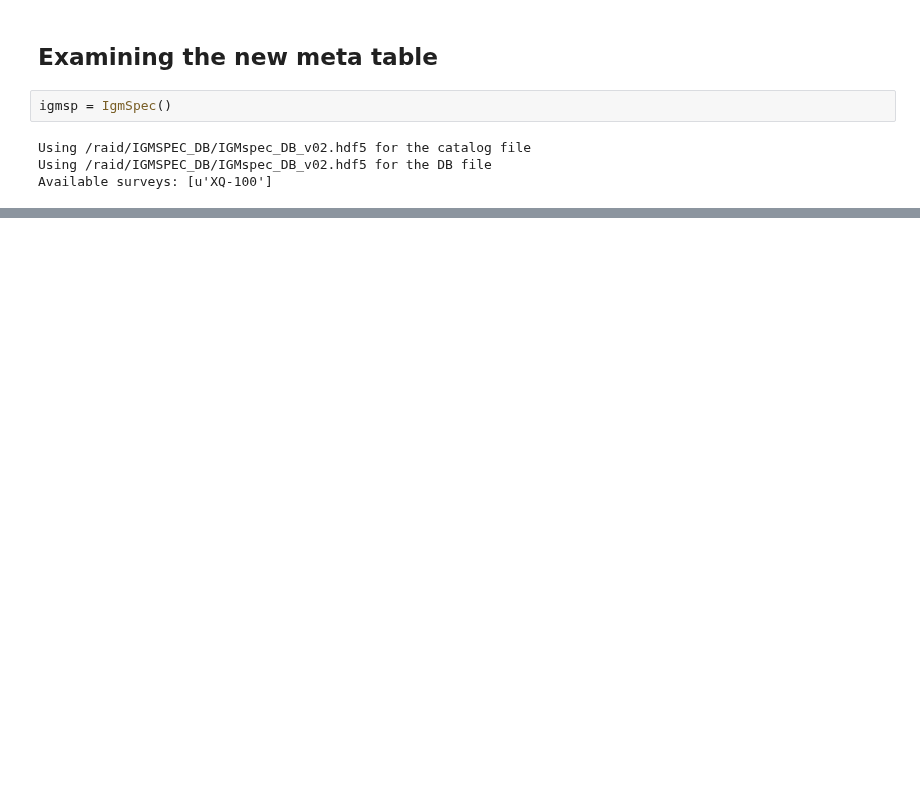
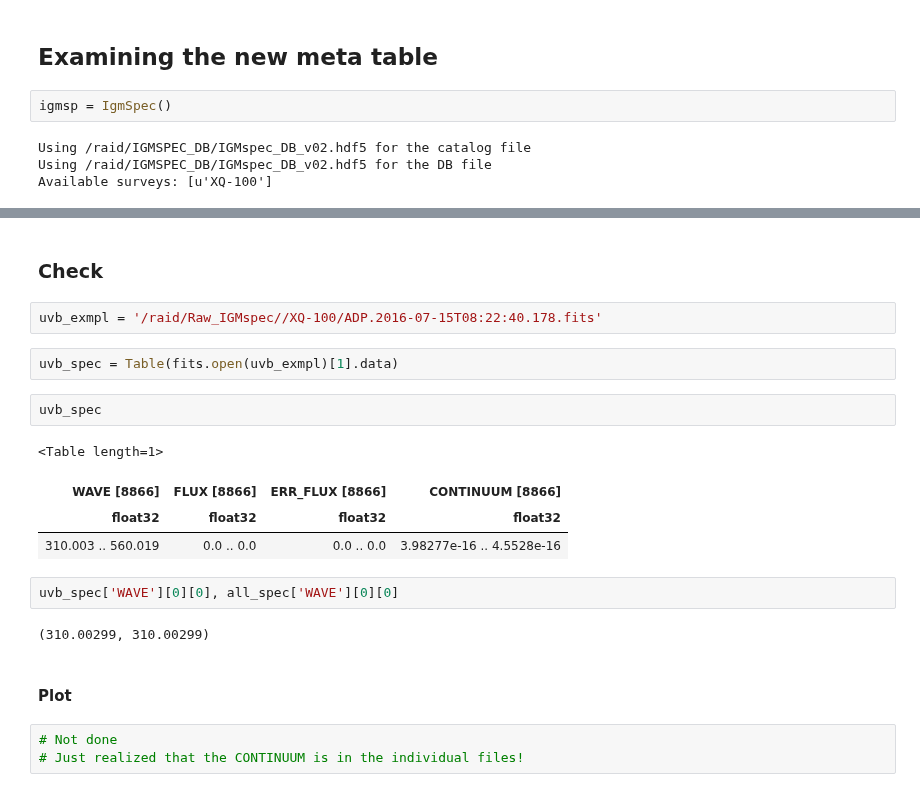
Before and after one commit to specdb/igmspec, a Jupyter notebook: docs/datasets/XQ-100.ipynb, the cells around one changed output, grey strips where cells are left out. Drawn from its saved outputs; the diff is of its cells as text; blank space fills up the shorter version.

Commit message:
done?

```diff
--- a/docs/datasets/XQ-100.ipynb
+++ b/docs/datasets/XQ-100.ipynb
@@ -123,0 +194,22 @@ new_meta.keys()
+# %% [markdown]
+### Check
+# %%
+uvb_exmpl = '/raid/Raw_IGMspec//XQ-100/ADP.2016-07-15T08:22:40.178.fits'
+# %%
+uvb_spec = Table(fits.open(uvb_exmpl)[1].data)
+# %%
+uvb_spec
+# %% [output]
+<Table length=1>
+| WAVE [8866] | FLUX [8866] | ERR_FLUX [8866] | CONTINUUM [8866] |
+| float32 | float32 | float32 | float32 |
+| 310.003 .. 560.019 | 0.0 .. 0.0 | 0.0 .. 0.0 | 3.98277e-16 .. 4.5528e-16 |
+# %%
+uvb_spec['WAVE'][0][0], all_spec['WAVE'][0][0]
+# %% [output]
+(310.00299, 310.00299)
+# %% [markdown]
+#### Plot
+# %%
+# Not done
+# Just realized that the CONTINUUM is in the individual files!
```
Also changed, not shown: parts of 18 cells of this notebook, 1 other file.
